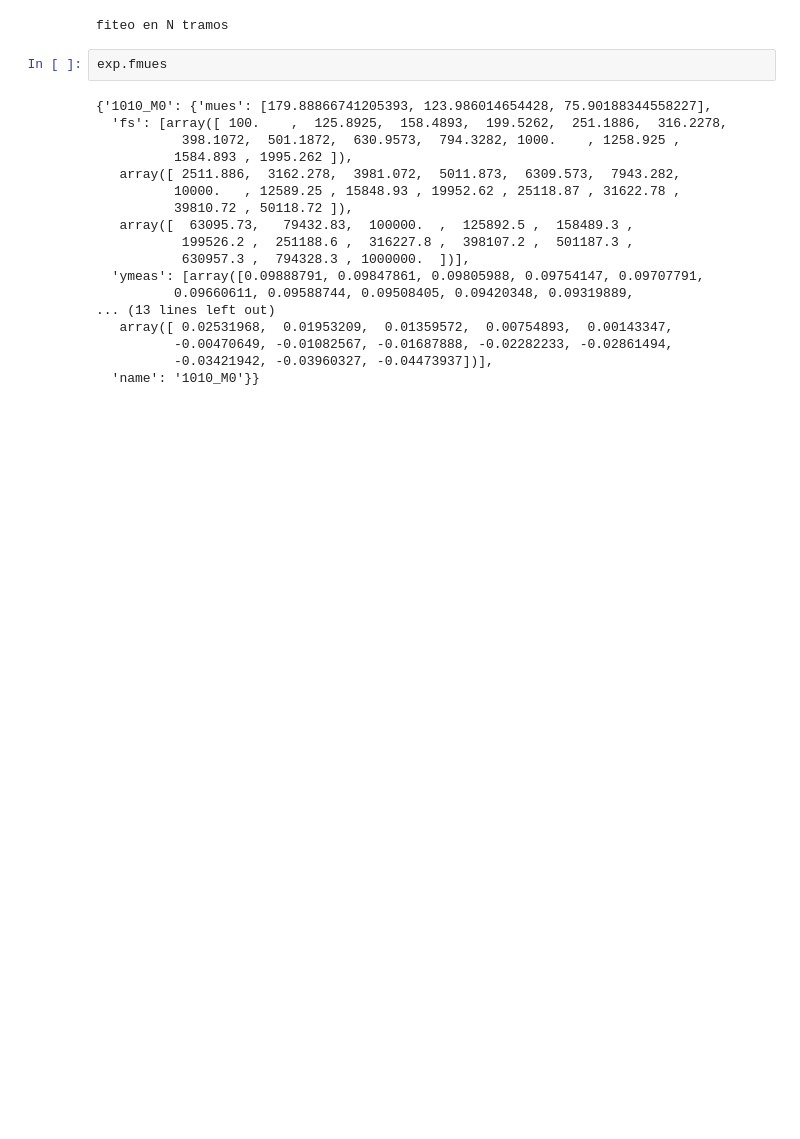
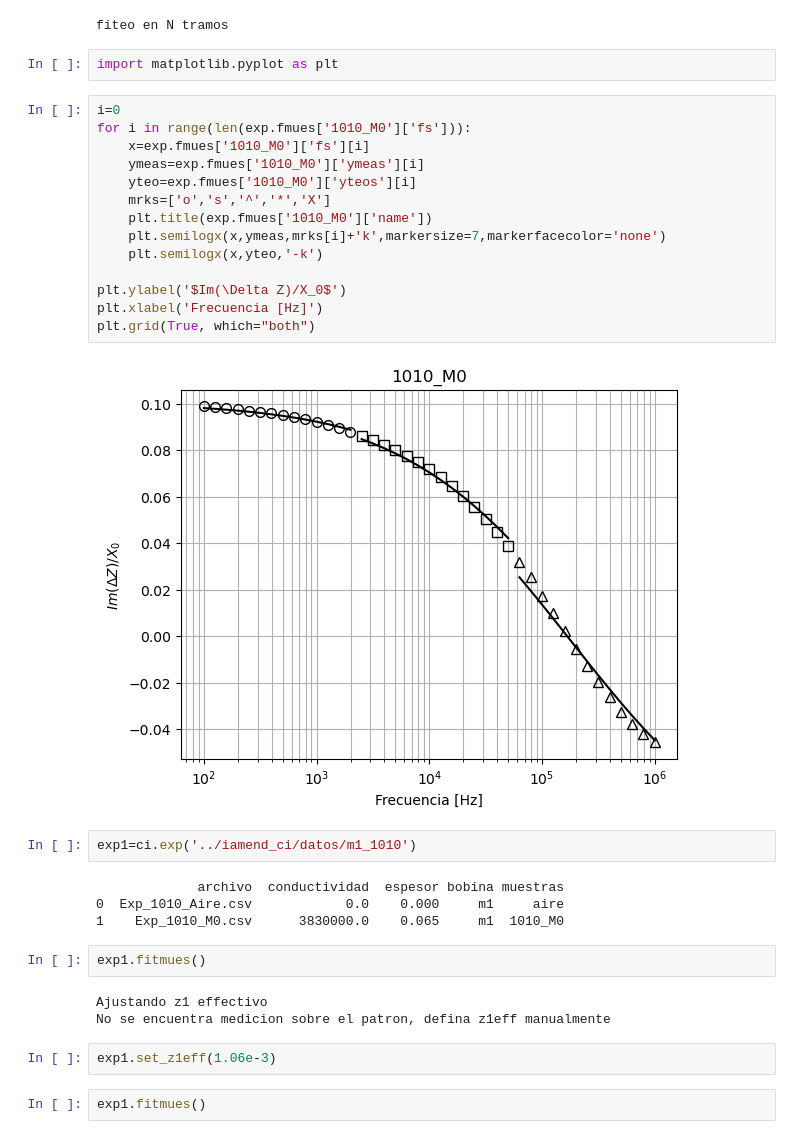
Before and after one commit to carabedo/iamend_test, a Jupyter notebook: test validation.ipynb, the cells around one changed output. Cells and saved outputs as stored; diff of their text form; blank space fills up the shorter version.

```diff
--- a/test validation.ipynb
+++ b/test validation.ipynb
@@ -27,23 +25,36 @@ exp.fitplot('m0')
 exp.fitfmues(3)
 # %% [output]
 fiteo en N tramos
-# %%
-exp.fmues
-# %% [output]
-{'1010_M0': {'mues': [179.88866741205393, 123.986014654428, 75.90188344558227],
-  'fs': [array([ 100.    ,  125.8925,  158.4893,  199.5262,  251.1886,  316.2278,
-           398.1072,  501.1872,  630.9573,  794.3282, 1000.    , 1258.925 ,
-          1584.893 , 1995.262 ]),
-   array([ 2511.886,  3162.278,  3981.072,  5011.873,  6309.573,  7943.282,
-          10000.   , 12589.25 , 15848.93 , 19952.62 , 25118.87 , 31622.78 ,
-          39810.72 , 50118.72 ]),
-   array([  63095.73,   79432.83,  100000.  ,  125892.5 ,  158489.3 ,
-           199526.2 ,  251188.6 ,  316227.8 ,  398107.2 ,  501187.3 ,
-           630957.3 ,  794328.3 , 1000000.  ])],
-  'ymeas': [array([0.09888791, 0.09847861, 0.09805988, 0.09754147, 0.09707791,
-          0.09660611, 0.09588744, 0.09508405, 0.09420348, 0.09319889,
-... (13 lines left out)
-   array([ 0.02531968,  0.01953209,  0.01359572,  0.00754893,  0.00143347,
-          -0.00470649, -0.01082567, -0.01687888, -0.02282233, -0.02861494,
-          -0.03421942, -0.03960327, -0.04473937])],
-  'name': '1010_M0'}}
+# %%
+import matplotlib.pyplot as plt
+# %%
+i=0
+for i in range(len(exp.fmues['1010_M0']['fs'])):
+    x=exp.fmues['1010_M0']['fs'][i]
+    ymeas=exp.fmues['1010_M0']['ymeas'][i]
+    yteo=exp.fmues['1010_M0']['yteos'][i]
+    mrks=['o','s','^','*','X']
+    plt.title(exp.fmues['1010_M0']['name'])
+    plt.semilogx(x,ymeas,mrks[i]+'k',markersize=7,markerfacecolor='none')
+    plt.semilogx(x,yteo,'-k')
+
+plt.ylabel('$Im(\Delta Z)/X_0$')
+plt.xlabel('Frecuencia [Hz]')
+plt.grid(True, which="both")
+# %% [output]
+[figure, added]
+# %%
+exp1=ci.exp('../iamend_ci/datos/m1_1010')
+# %% [output]
+             archivo  conductividad  espesor bobina muestras
+0  Exp_1010_Aire.csv            0.0    0.000     m1     aire
+1    Exp_1010_M0.csv      3830000.0    0.065     m1  1010_M0
+# %%
+exp1.fitmues()
+# %% [output]
+Ajustando z1 effectivo
+No se encuentra medicion sobre el patron, defina z1eff manualmente
+# %%
+exp1.set_z1eff(1.06e-3)
+# %%
+exp1.fitmues()
```
Also changed, not shown: parts of 11 cells of this notebook, 54 other files.
